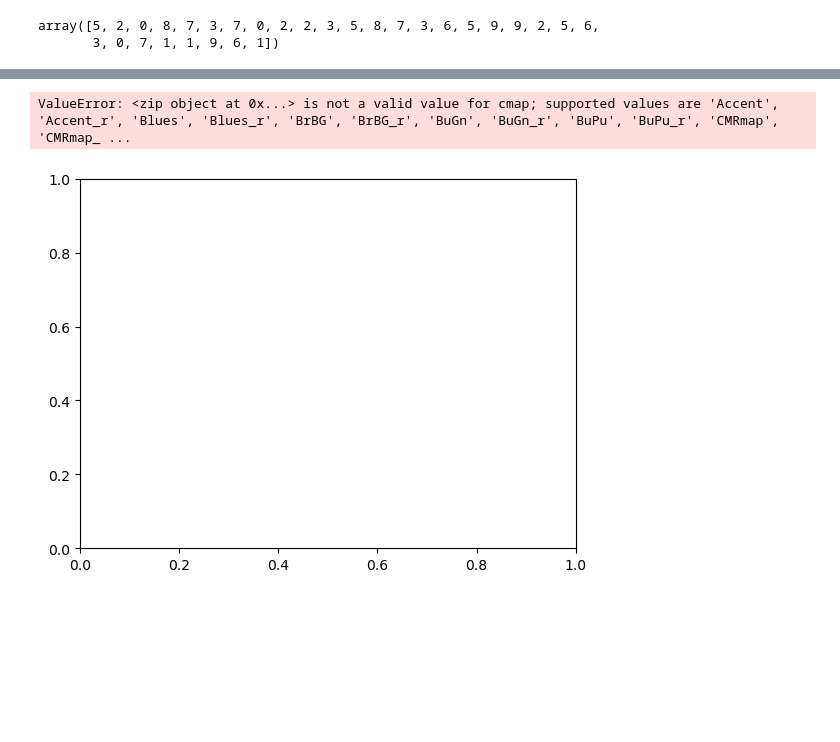
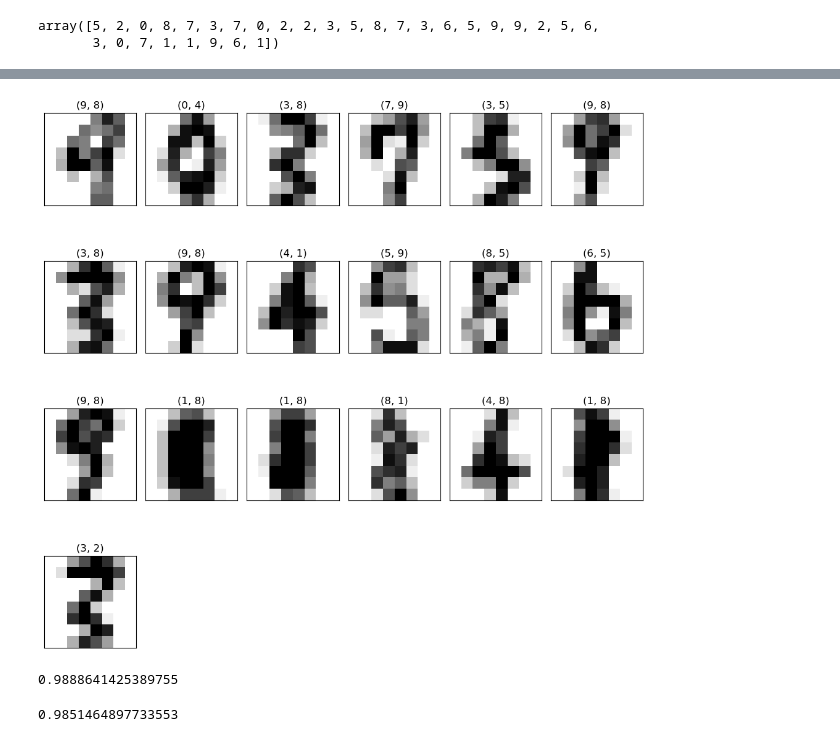
Before and after one commit to Svved/ITS_FirstProject, a Jupyter notebook: Esercizi/MNIST.ipynb, the cells around one changed output, grey strips where cells are left out. Saved outputs shown, nothing was run; the diff lists cells and outputs as text; code cells hidden in the pictures; blank space fills up the shorter version.

```diff
--- a/Esercizi/MNIST.ipynb
+++ b/Esercizi/MNIST.ipynb
@@ -412,7 +407,21 @@ x_failed
 # %%
 failed_images = x_failed.reshape(x_failed.shape[0],8,8)
 # %%
-plt.imshow(failed_images,zip(y_failed,y_failed_predetti));
+show_multiple_img(failed_images,zip(y_failed,y_failed_predetti))
 # %% [output]
-ValueError: <zip object at 0x...> is not a valid value for cmap; supported values are 'Accent', 'Accent_r', 'Blues', 'Blues_r', 'BrBG', 'BrBG_r', 'BuGn', 'BuGn_r', 'BuPu', 'BuPu_r', 'CMRmap', 'CMRmap_ ...
-[figure, old version]
+[figure, new version]
+# %%
+from sklearn.neighbors import KNeighborsClassifier
+
+Kn_classifier = KNeighborsClassifier()
+
+Kn_classifier.fit(X_train,y_train)
+
+prediction = Kn_classifier.predict(X_train);
+
+print(Kn_classifier.score(X_train,y_train))
+score = cross_val_score(Kn_classifier, X_train, y_train, cv=10)
+score.mean()
+# %% [output]
+0.9888641425389755
+0.9851464897733553
```
Also changed, not shown: parts of 17 cells of this notebook.
